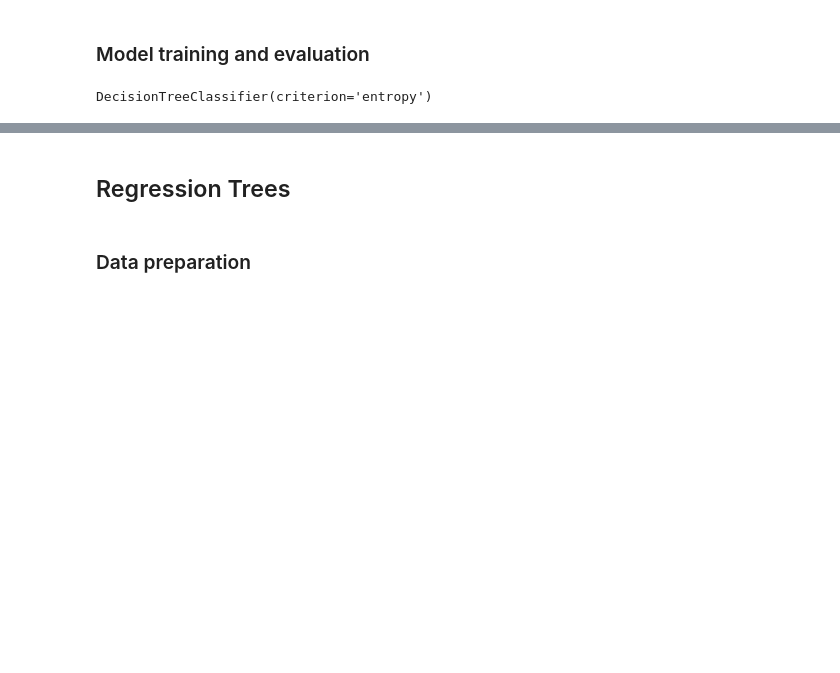
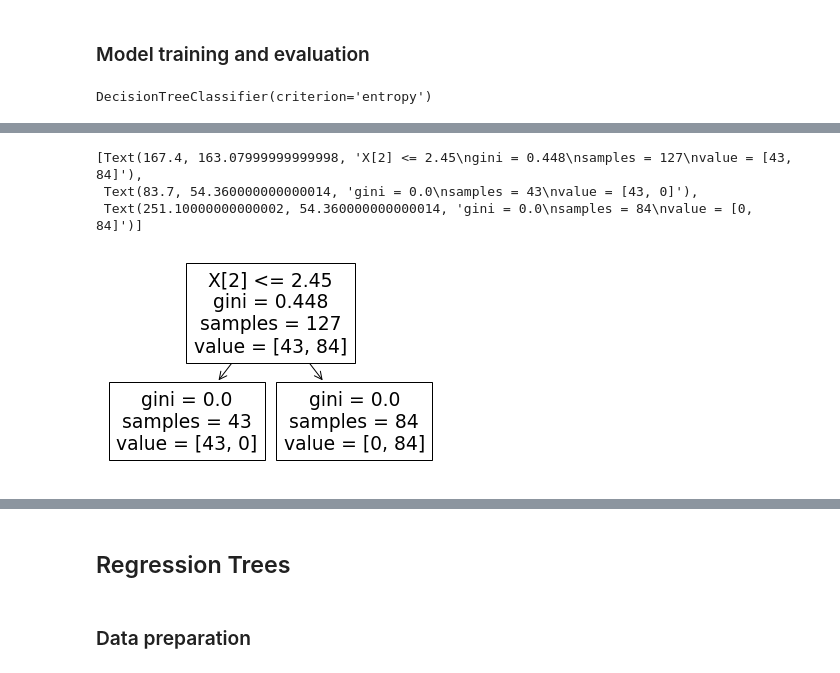
Before and after one commit to Aleksandar1932/ML_2021, a Jupyter notebook: Lectures/Lecture 09/Kernelized and Adaptive Basis Function Models.ipynb, the cells around one changed output, grey strips where cells are left out. Cells and saved outputs as stored; diff of their text form; code cells hidden in the pictures; blank space fills up the shorter version.

```diff
--- a/Lectures/Lecture 09/Kernelized and Adaptive Basis Function Models.ipynb
+++ b/Lectures/Lecture 09/Kernelized and Adaptive Basis Function Models.ipynb
@@ -98,6 +99,13 @@ Decision Tree Classifier with gini criterion
     accuracy                           1.00        23
    macro avg       1.00      1.00      1.00        23
 weighted avg       1.00      1.00      1.00        23
+# %%
+tree.plot_tree(dtc_gini)
+# %% [output]
+[Text(167.4, 163.07999999999998, 'X[2] <= 2.45\ngini = 0.448\nsamples = 127\nvalue = [43, 84]'),
+ Text(83.7, 54.360000000000014, 'gini = 0.0\nsamples = 43\nvalue = [43, 0]'),
+ Text(251.10000000000002, 54.360000000000014, 'gini = 0.0\nsamples = 84\nvalue = [0, 84]')]
+[figure, added]
 # %%
 print("Decision Tree Classifier with entropy criterion")
 print(classification_report(y_test, y_pred_entropy))
```
Also changed, not shown: parts of 5 cells of this notebook, 1 other file.
